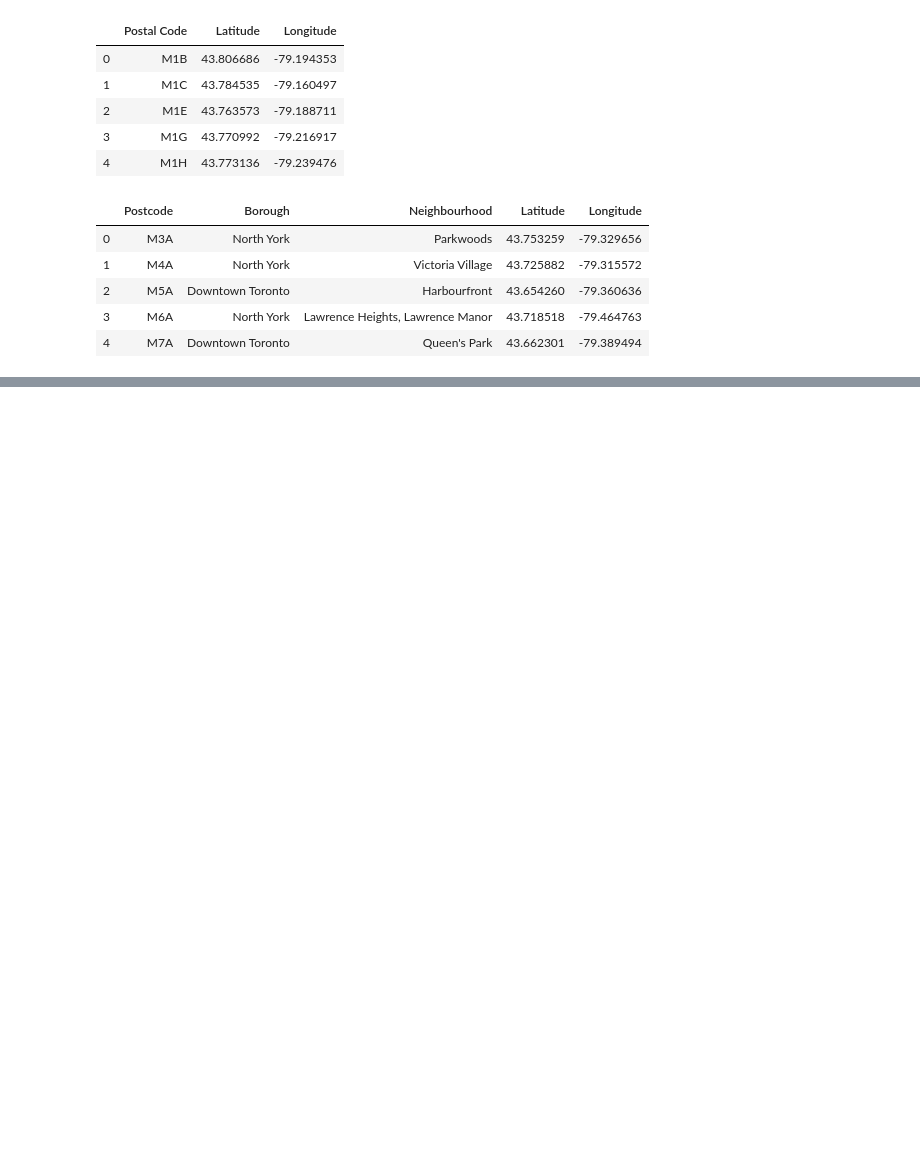
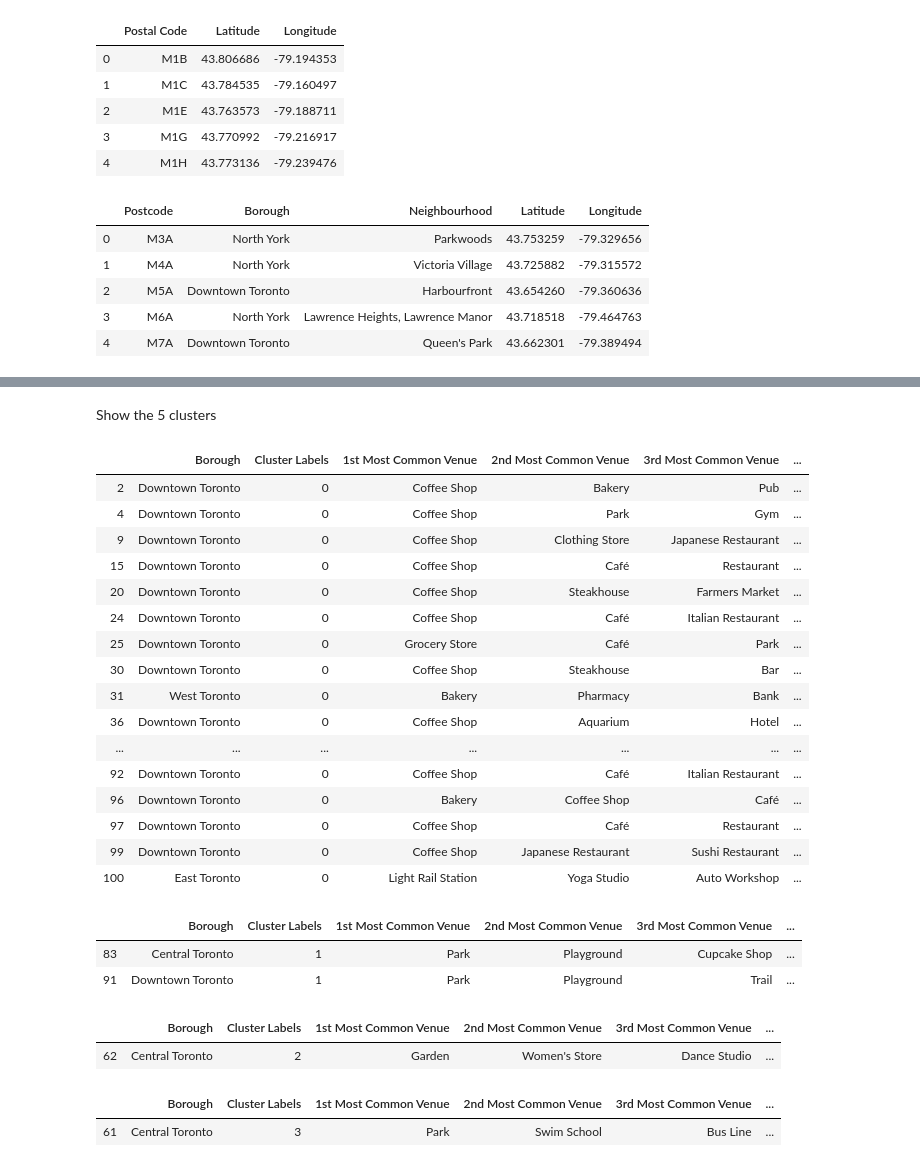
Before and after one commit to sony-au/coursera-capstone, a Jupyter notebook: My_Coursera_Capstone_Project.ipynb, the cells around one changed output, grey strips where cells are left out. Drawn from its saved outputs; the diff is of its cells as text; code cells hidden in the pictures; blank space fills up the shorter version.

```diff
--- a/My_Coursera_Capstone_Project.ipynb
+++ b/My_Coursera_Capstone_Project.ipynb
@@ -135,0 +636,2 @@ df2.head()
+# %%
+neighborhoods_venues_sorted.drop(columns='Cluster Labels',inplace=True)
@@ -135,0 +647,14 @@ df2.head()
+# %%
+toronto_df.columns = ['Postcode','Borough','Neighborhood','Latitude','Longitude']
+# %%
+# create a new dataframe that includes the 5 clusters + top 10 venues for each neighborhood
+# add clustering labels
+neighborhoods_venues_sorted.insert(0,'Cluster Labels',toronto_kmeans.labels_)
+
+toronto_merged = toronto_df
+
+# merge toronto_grouped with toronto_data to add latitude/longitude for each neighborhood
+toronto_merged = toronto_merged.join(neighborhoods_venues_sorted.set_index('Neighborhood'), on ='Neighborhood')
+
+# check the last columns!
+toronto_merged.head()
@@ -135,0 +698,42 @@ df2.head()
+# %% [markdown]
+Show the 5 clusters
+# %%
+# cluster 1
+toronto_merged.loc[toronto_merged['Cluster Labels'] == 0, toronto_merged.columns[[1] + list(range(5, toronto_merged.shape[1]))]]
+# %% [output]
+|  | Borough | Cluster Labels | 1st Most Common Venue | 2nd Most Common Venue | 3rd Most Common Venue | ... |
+| 2 | Downtown Toronto | 0 | Coffee Shop | Bakery | Pub | ... |
+| 4 | Downtown Toronto | 0 | Coffee Shop | Park | Gym | ... |
+| 9 | Downtown Toronto | 0 | Coffee Shop | Clothing Store | Japanese Restaurant | ... |
+| 15 | Downtown Toronto | 0 | Coffee Shop | Café | Restaurant | ... |
+| 20 | Downtown Toronto | 0 | Coffee Shop | Steakhouse | Farmers Market | ... |
+| 24 | Downtown Toronto | 0 | Coffee Shop | Café | Italian Restaurant | ... |
+| 25 | Downtown Toronto | 0 | Grocery Store | Café | Park | ... |
+| 30 | Downtown Toronto | 0 | Coffee Shop | Steakhouse | Bar | ... |
+| 31 | West Toronto | 0 | Bakery | Pharmacy | Bank | ... |
+| 36 | Downtown Toronto | 0 | Coffee Shop | Aquarium | Hotel | ... |
+| ... | ... | ... | ... | ... | ... | ... |
+| 92 | Downtown Toronto | 0 | Coffee Shop | Café | Italian Restaurant | ... |
+| 96 | Downtown Toronto | 0 | Bakery | Coffee Shop | Café | ... |
+| 97 | Downtown Toronto | 0 | Coffee Shop | Café | Restaurant | ... |
+| 99 | Downtown Toronto | 0 | Coffee Shop | Japanese Restaurant | Sushi Restaurant | ... |
+| 100 | East Toronto | 0 | Light Rail Station | Yoga Studio | Auto Workshop | ... |
+# %%
+# cluster 2
+toronto_merged.loc[toronto_merged['Cluster Labels'] == 1, toronto_merged.columns[[1] + list(range(5, toronto_merged.shape[1]))]]
+# %% [output]
+|  | Borough | Cluster Labels | 1st Most Common Venue | 2nd Most Common Venue | 3rd Most Common Venue | ... |
+| 83 | Central Toronto | 1 | Park | Playground | Cupcake Shop | ... |
+| 91 | Downtown Toronto | 1 | Park | Playground | Trail | ... |
+# %%
+# cluster 3
+toronto_merged.loc[toronto_merged['Cluster Labels'] == 2, toronto_merged.columns[[1] + list(range(5, toronto_merged.shape[1]))]]
+# %% [output]
+|  | Borough | Cluster Labels | 1st Most Common Venue | 2nd Most Common Venue | 3rd Most Common Venue | ... |
+| 62 | Central Toronto | 2 | Garden | Women's Store | Dance Studio | ... |
+# %%
+# cluster 4
+toronto_merged.loc[toronto_merged['Cluster Labels'] == 3, toronto_merged.columns[[1] + list(range(5, toronto_merged.shape[1]))]]
+# %% [output]
+|  | Borough | Cluster Labels | 1st Most Common Venue | 2nd Most Common Venue | 3rd Most Common Venue | ... |
+| 61 | Central Toronto | 3 | Park | Swim School | Bus Line | ... |
```
Also changed, not shown: parts of 44 cells of this notebook.
